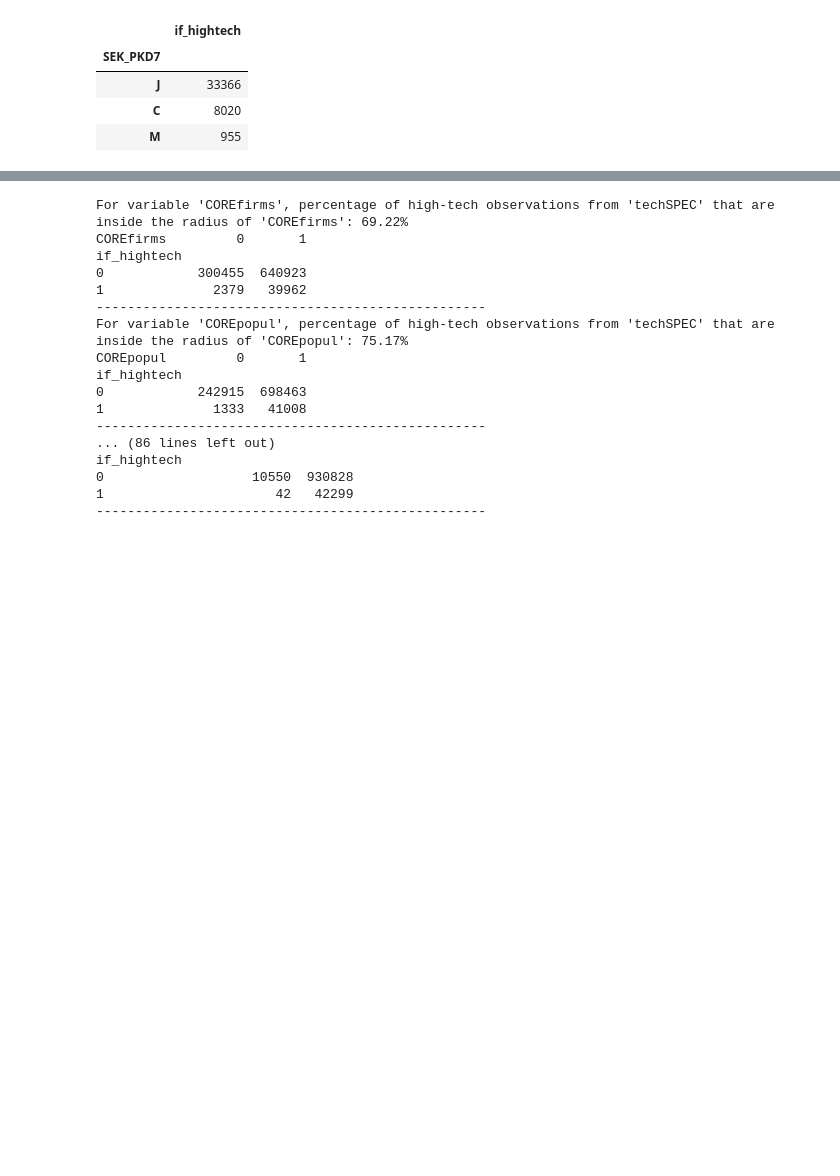
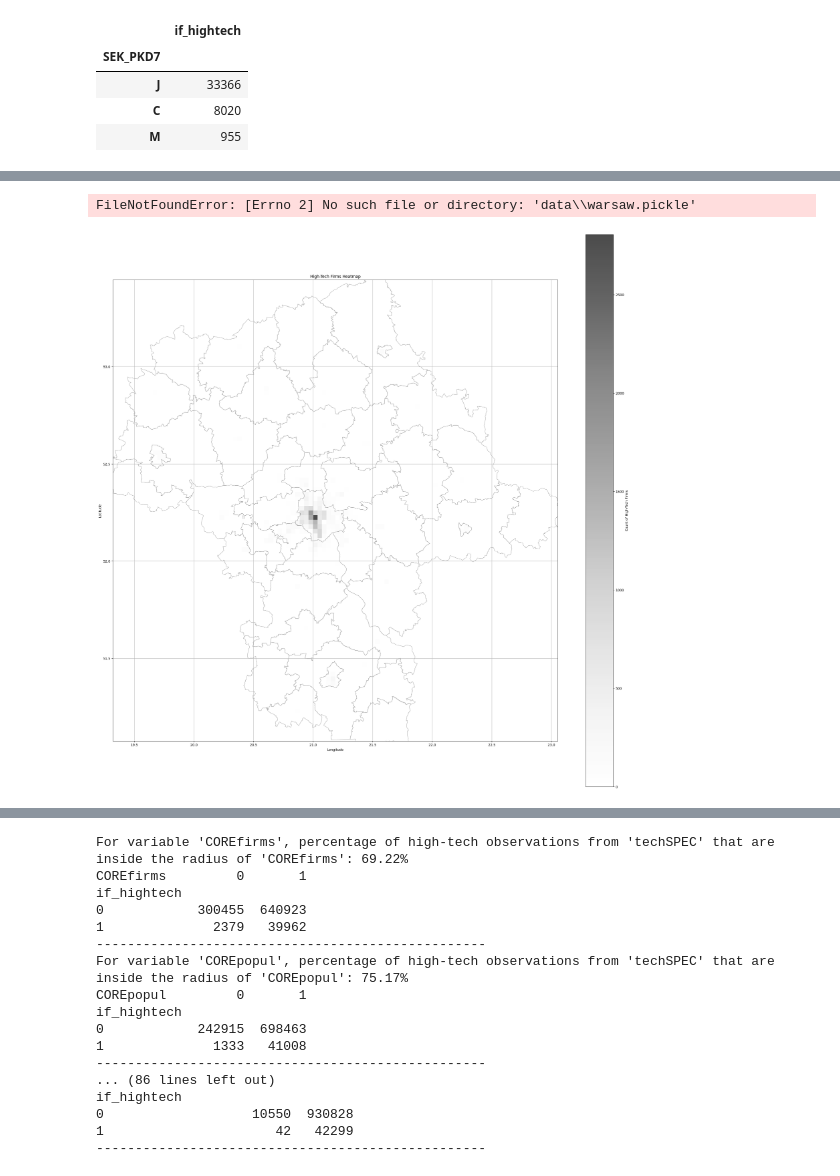
Before and after one commit to fszymanski13/master_thesis, a Jupyter notebook: notebooks/Wstępna analiza.ipynb, the cells around one changed output, grey strips where cells are left out. Saved outputs shown, nothing was run; the diff lists cells and outputs as text; code cells hidden in the pictures; blank space fills up the shorter version.

```diff
--- a/notebooks/Wstępna analiza.ipynb
+++ b/notebooks/Wstępna analiza.ipynb
@@ -117,0 +105,2 @@ Name: techSPEC, dtype: int64
+# %%
+gdf_ht = gdf[gdf['if_hightech'] == 1]
@@ -117,0 +117,5 @@ Name: techSPEC, dtype: int64
+# %%
+with open('warsaw.pickle', 'wb') as file:
+    pickle.dump(warsaw, file)
+# %% [output]
+FileNotFoundError: [Errno 2] No such file or directory: 'data\\warsaw.pickle'
@@ -117,0 +128,21 @@ Name: techSPEC, dtype: int64
+# %%
+import matplotlib.pyplot as plt
+import contextily as ctx
+
+# Create a plot for the borders without the actual map
+ax = powiaty_maz.plot(figsize=(30, 30), color='none', edgecolor='black')
+
+# Create histogram with square bins
+hb = plt.hist2d(gdf_ht['lon'], gdf_ht['lat'], bins=100, cmap='Greys', alpha=0.7)
+
+# Add color bar
+plt.colorbar(hb[3], label='Count of High-Tech Firms')
+
+plt.xlabel('Longitude')
+plt.ylabel('Latitude')
+plt.title('High-Tech Firms Heatmap')
+
+plt.grid(True)
+plt.show()
+# %% [output]
+[figure, added]
```
Also changed, not shown: parts of 24 cells of this notebook, 21 other files.
